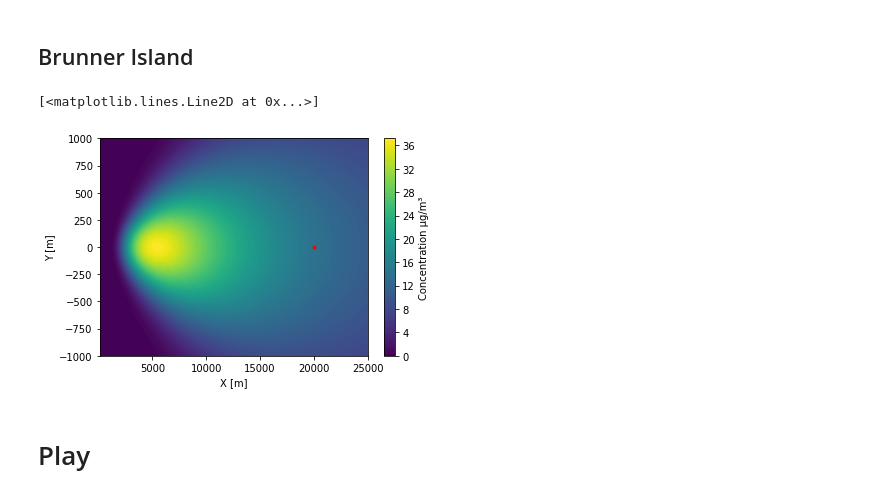
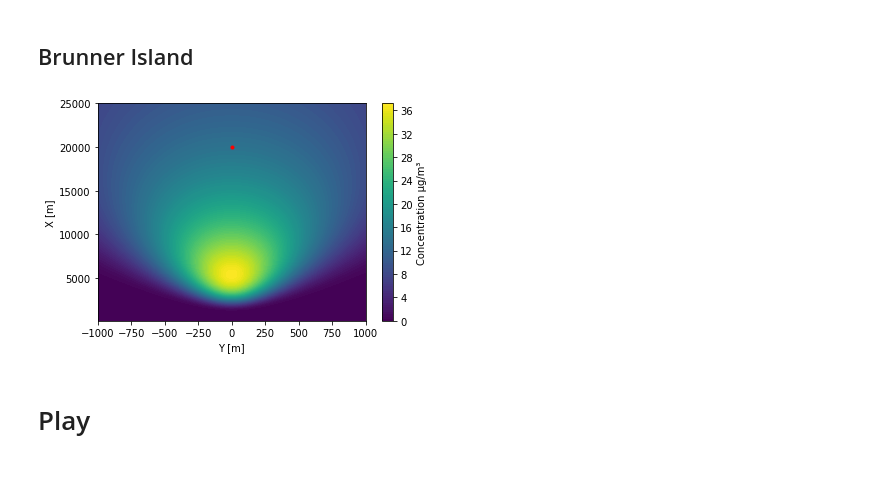
Before and after one commit to DuncanDHall/EAS-air-quality, a Jupyter notebook: exploration_v3.ipynb, the cells around one changed output. Drawn from its saved outputs; the diff is of its cells as text; code cells hidden in the pictures.

```diff
--- a/exploration_v3.ipynb
+++ b/exploration_v3.ipynb
@@ -433,31 +433,32 @@ ax.plot([700],[0],'r.')
 # %%
 rate = 49.05 # g/s
 H = 150. # m
 U = 4.1 # m/s
 xGrid = np.linspace(100,25000,1000) # m
 yGrid = np.linspace(-1000,1000,300) # m
 zGrid = 5. #m
 
 pointSource = gaussianPlume.pointSource(0,0,0,rate,H)
 grid = gaussianPlume.receptorGrid(xGrid,yGrid,zGrid)
 stability = gaussianPlume.stabilityClass('D')
 
 a = gaussianPlume.gaussianPlume(pointSource,grid,stability,U)
 
 concField = a.calculateConcentration()
 
 fig = plt.figure()
 ax = fig.add_subplot(111)
-c = ax.contourf(grid.xMesh[0],grid.yMesh[0],concField[0]*1e6,100)
+c = ax.contourf(grid.yMesh[0],grid.xMesh[0],concField[0]*1e6,100)
 cb = fig.colorbar(c)
 cb.set_label('Concentration μg/m³')
-ax.set_xlabel('X [m]')
-ax.set_ylabel('Y [m]')
-ax.plot([20000],[0],'r.')
+ax.set_xlabel('Y [m]')
+ax.set_ylabel('X [m]')
+ax.plot([0],[20000],'r.')
 # fig.show()
+
+fig.savefig('coal_cloud.png', dpi=500)
 # %% [output]
-[<matplotlib.lines.Line2D at 0x...>]
-[figure, old version]
+[figure, new version]
 # %% [markdown]
 # Play
 # %%
```
Also changed, not shown: parts of 1 cell of this notebook, 2 other files.
